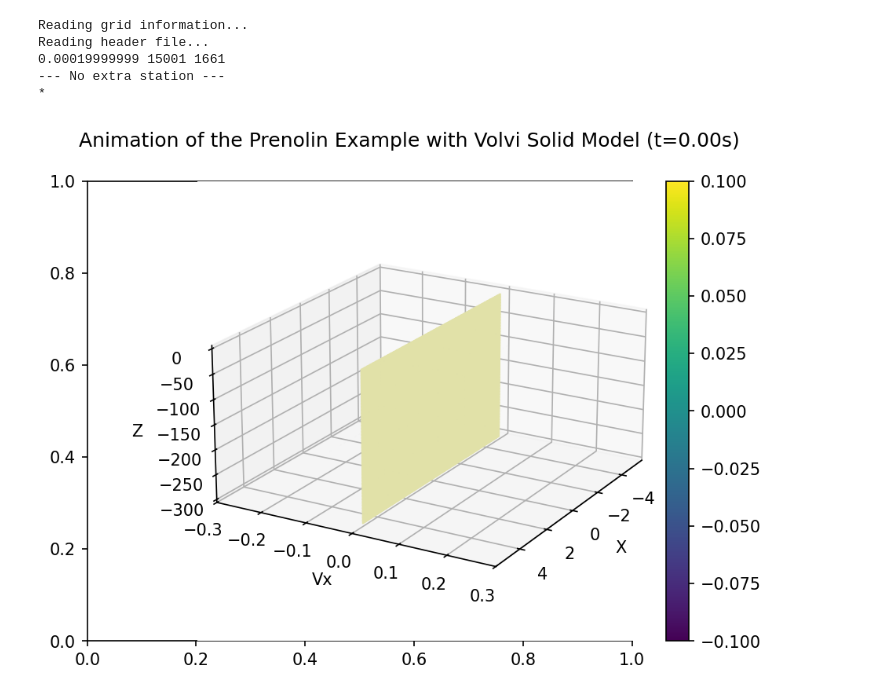
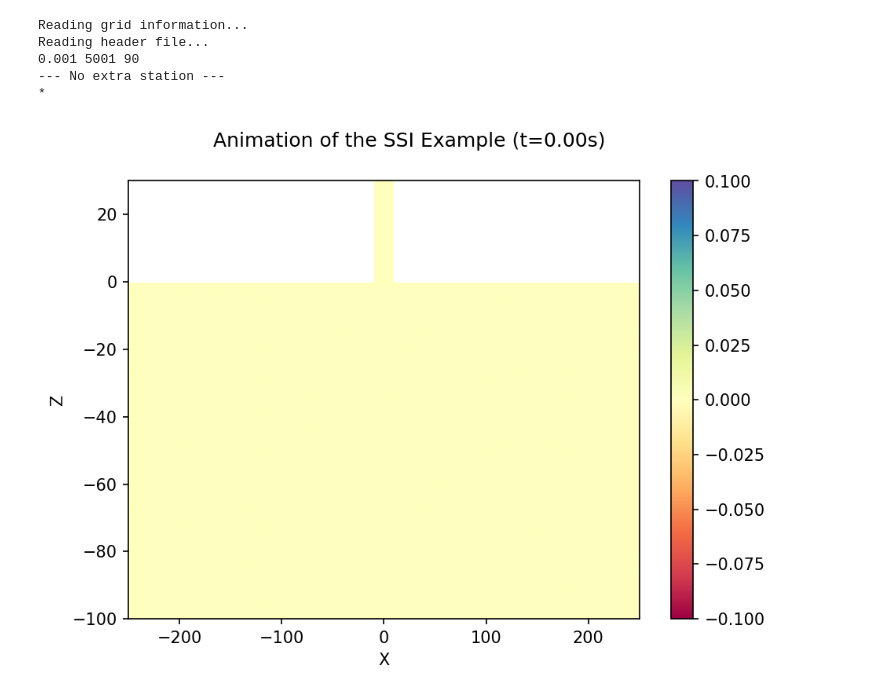
Before and after one commit to tguyonneau/sem2dpack, a Jupyter notebook: JUPYTER/Stage_Theo/Animated_Snapshot.ipynb, the cells around one changed output. Saved outputs shown, nothing was run; the diff lists cells and outputs as text; code cells hidden in the pictures.

```diff
--- a/JUPYTER/Stage_Theo/Animated_Snapshot.ipynb
+++ b/JUPYTER/Stage_Theo/Animated_Snapshot.ipynb
@@ -1,6 +1,7 @@
 # %%
 #Import modules
 import sys
+import os
 sys.path.append('../')
 sys.path.append('../modules')
 from Class_sem2dpack import *
@@ -11,14 +12,14 @@ import matplotlib.animation as anim
 from mpl_toolkits.mplot3d import Axes3D
 
 #Load data
-direct1 = "C:/Users/t.guyonneau/OneDrive - EGIS Group/Documents/OUTPUT/Preno_Volvi"
+direct1 = "C:/Users/t.guyonneau/OneDrive - EGIS Group/Documents/OUTPUT/ISS_Grid_Test"
 is_overburden = False
 fmin, fmax = 0.01, 50.0
 SEM = sem2dpack(direct1)
 # %% [output]
 Reading grid information...
 Reading header file...
-0.00019999999 15001 1661
+0.001 5001 90
 --- No extra station ---
 *
 # %%
@@ -28,19 +29,19 @@ Vx = SEM.velocity[:,:]
 #Create axis
 fig = plt.figure()
 ax_2d = fig.add_subplot(1,1,1)
-ax_3d = fig.add_subplot(1,1,1,projection='3d')
-cax = ax_3d.inset_axes([0.3, 0.07, 0.4, 0.04])
+#ax_3d = fig.add_subplot(1,1,1,projection='3d')
+#cax = ax_3d.inset_axes([0.3, 0.07, 0.4, 0.04])
 cbar_2d = plt.colorbar(plt.imshow(np.zeros([2,2])), ax=ax_2d)
-cbar_3d = plt.colorbar(plt.imshow(np.zeros([2,2])), cax=cax)
+#cbar_3d = plt.colorbar(plt.imshow(np.zeros([2,2])), cax=cax)
 
 #Create Colormap and Norm
 cmap = plt.cm.Spectral
-v_min, v_max = -0.3, 0.3
+v_min, v_max = -0.01, 0.01
 norm = plt.Normalize(v_min,v_max)
 
 #Get coordinates of the mesh and creation of meshgrid
-#X_Coord, Z_Coord = SEM.mdict["coord"][:,0] , SEM.mdict["coord"][:,1]
-X_Coord, Z_Coord = SEM.rcoord[:,0], SEM.rcoord[:,1]
+X_Coord, Z_Coord = SEM.mdict["coord"][:,0] , SEM.mdict["coord"][:,1]
+#X_Coord, Z_Coord = SEM.rcoord[:,0], SEM.rcoord[:,1]
 x_min, x_max = X_Coord.min(), X_Coord.max()
 z_min, z_max = Z_Coord.min(), Z_Coord.max()
 N_samp = 1000
@@ -70,7 +71,7 @@ def read_stations_data(t):
     return fieldgrid
 
 #Plot data
-def plot_field(fieldgrid):
+def plot_field(fieldgrid, norm):
     im = ax_2d.imshow(fieldgrid,origin='lower',extent=[x_min, x_max, z_min, z_max], aspect='auto', cmap=plt.cm.Spectral,norm=norm)
     cbar_2d.update_normal(im)
 
@@ -83,39 +84,43 @@ def plot_3dfield(fieldgrid):
 
 def animate_2d(t):
     plt.cla()
+    norm = plt.Normalize(-0.1, 0.1)
     path = create_path('x',t)
     fieldgrid = read_snapshot_data(path)
-    fig.suptitle("Animation of the Prenolin Example (t={:.2f}s)".format(t/100))
-    plot_field(fieldgrid)
+    fig.suptitle("Animation of the SSI Example (t={:.2f}s)".format(t/100))
+    if t>15:
+        norm=plt.Normalize(-0.001,0.001)
+    plot_field(fieldgrid, norm)
     ax_2d.set_xlabel('X')
     ax_2d.set_ylabel('Z')
-    ax_2d.set_xlim(-5,10)
+    ax_2d.set_xlim(-250,250)
+    ax_2d.set_ylim(-100,30)
     fig.tight_layout()
 
 def animate_3d(t):
     plt.cla()
     #path = create_path('x',t)
     #fieldgrid = read_snapshot_data(path)
     fieldgrid = read_stations_data(t)
     fig.suptitle("Animation of the Prenolin Example with Volvi Solid Model (t={:.2f}s)".format(t*20*1e-5))
     plot_3dfield(fieldgrid)
     ax_3d.set_xlabel('X')
     ax_3d.set_ylabel('Vx')
     ax_3d.set_zlabel('Z')
     ax_3d.set_ylim(v_min,v_max)
     ax_3d.view_init(elev=20, azim=30)
     fig.tight_layout()
 
 
 plt.rcParams['figure.dpi'] = 150
 plt.rcParams["animation.html"] = "jshtml"
 plt.rcParams['animation.embed_limit'] = 2**128
 
 
 
-writervideo = anim.PillowWriter(fps=10)
-#anim.FuncAnimation(fig, animate_3d, np.arange(0,15000, 100))
-animation=anim.FuncAnimation(fig, animate_3d, np.arange(0,15000, 100))
-animation.save('./Prenolin_Volvi.gif', writer=writervideo)
+writervideo = anim.PillowWriter(fps=5)
+#anim.FuncAnimation(fig, animate_2d, np.arange(0,50, 1))
+animation=anim.FuncAnimation(fig, animate_2d, np.arange(0,50, 1))
+animation.save(os.getcwd()+'/SSI_Grid.gif', writer=writervideo)
 # %% [output]
-[figure, old version]
+[figure, new version]
```
Also changed, not shown: 24 other files.
